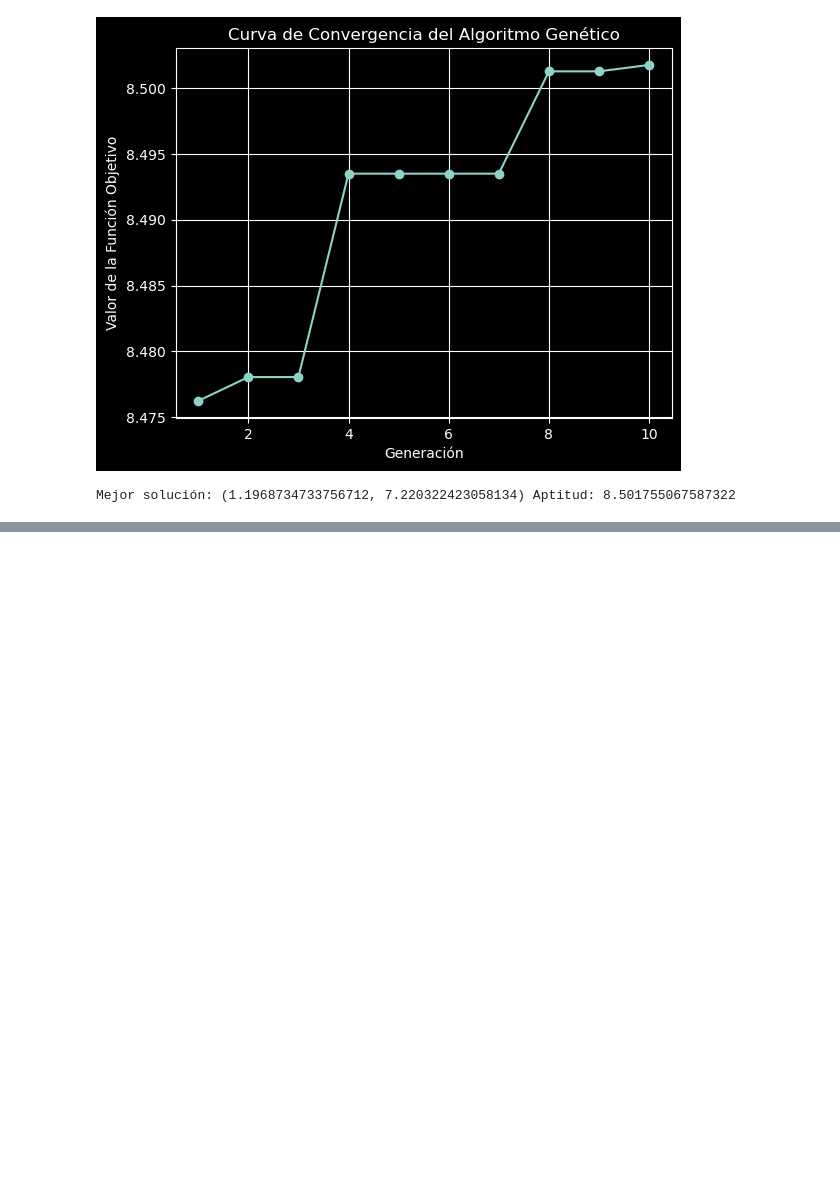
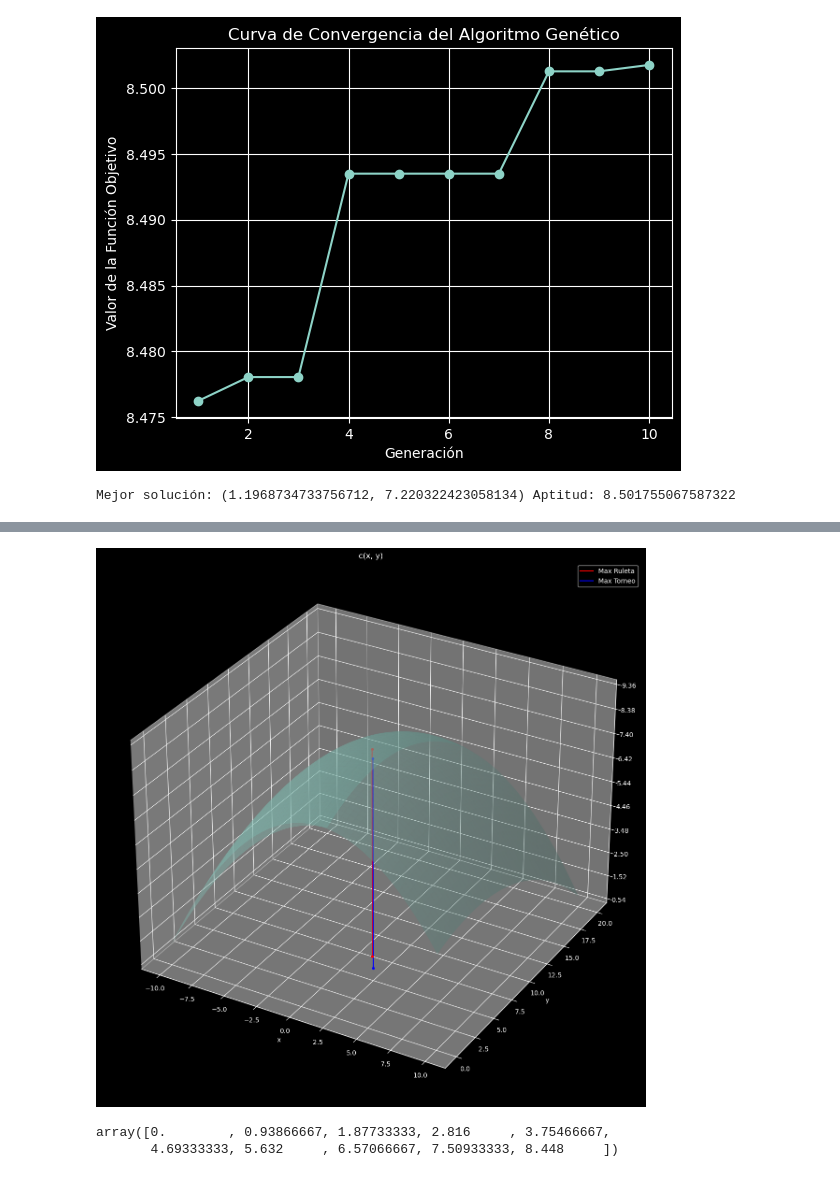
Before and after one commit to juanpsch/AEIV, a Jupyter notebook: TP1/TP1_Ej3.ipynb, the cells around one changed output, grey strips where cells are left out. Drawn from its saved outputs; the diff is of its cells as text; code cells hidden in the pictures; blank space fills up the shorter version.

```diff
--- a/TP1/TP1_Ej3.ipynb
+++ b/TP1/TP1_Ej3.ipynb
@@ -322,0 +346,63 @@ Mejor solución: (1.1968734733756712, 7.220322423058134) Aptitud: 8.501755067587
+# %%
+import numpy as np
+import matplotlib.pyplot as plt
+
+from matplotlib import cm
+from matplotlib.ticker import LinearLocator
+
+fig, ax = plt.subplots(subplot_kw={"projection": "3d"})
+
+X = np.arange(X_MIN, X_MAX, 0.01)
+Y = np.arange(Y_MIN, Y_MAX, 0.01)
+
+X, Y = np.meshgrid(X, Y)
+
+C = funcion_objetivo(X, Y)
+
+
+# Plot the surface.
+surf = ax.plot_surface(X, Y, C,
+                       linewidth=0, antialiased=True, alpha=0.4)
+
+# Customize the z axis.
+ax.set_zlim(C.min()-C.min()*.1, C.max()+C.max()*.1)
+ax.zaxis.set_major_locator(LinearLocator(10))
+# A StrMethodFormatter is used automatically
+ax.zaxis.set_major_formatter('{x:.02f}')
+
+# Add a color bar which maps values to colors.
+# fig.colorbar(surf, shrink=0.5, aspect=5)
+fig.set_size_inches(15,15)
+ax.set_title("c(x, y)")
+ax.set_xlabel("x")
+ax.set_ylabel("y")
+
+
+sr = np.array([0.437, 8.421, 8.448])
+st = np.array([1.196, 7.220, 8.501])
+
+ax.scatter(*sr, c='red', marker='o', s=10)
+ax.scatter(*st, c='blue', marker='o', s=10)
+
+ax.scatter(0.437, 8.421, 0, c='red', marker='o', s=10)
+ax.scatter(1.196, 7.220, 0, c='blue', marker='o', s=10)
+
+ax.plot(sr[0]*np.ones(2), sr[1]*np.ones(2), np.array([0, sr[2]]), color='red', label='Max Ruleta')
+
+ax.plot(st[0]*np.ones(2), st[1]*np.ones(2), np.array([0, st[2]]), color='blue', label='Max Torneo')
+
+plt.legend()
+
+# ax.view_init()
+
+plt.show()
+# %% [output]
+[figure, added]
+# %%
+d = sr[0]*np.ones(10)
+e = sr[1]*np.ones(10)
+f = np.linspace(0, sr[2], 10)
+f
+# %% [output]
+array([0.        , 0.93866667, 1.87733333, 2.816     , 3.75466667,
+       4.69333333, 5.632     , 6.57066667, 7.50933333, 8.448     ])
```
Also changed, not shown: parts of 2 cells of this notebook, 2 other files.
